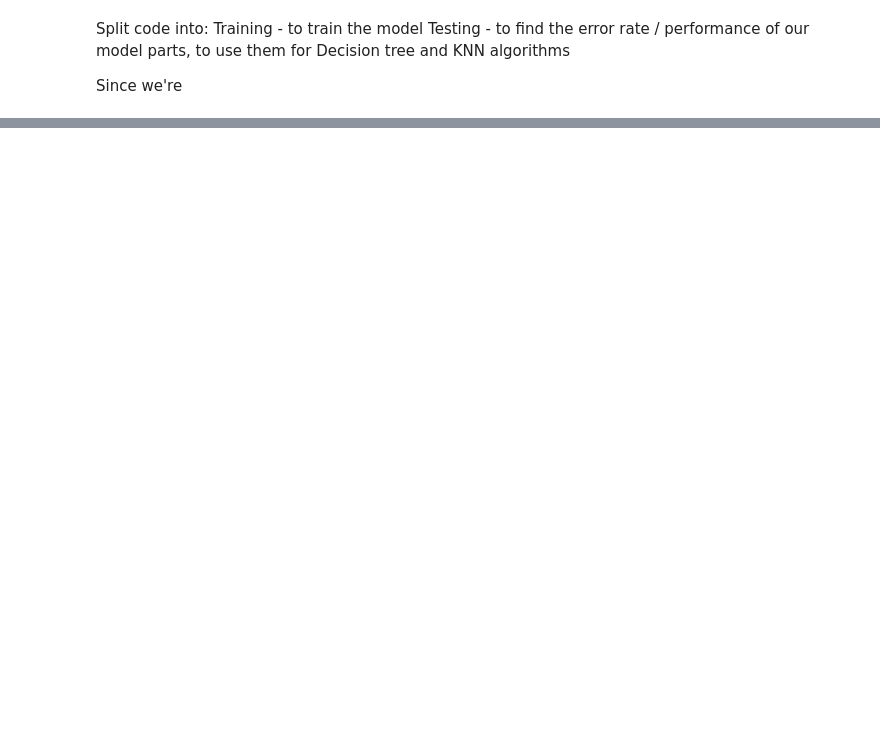
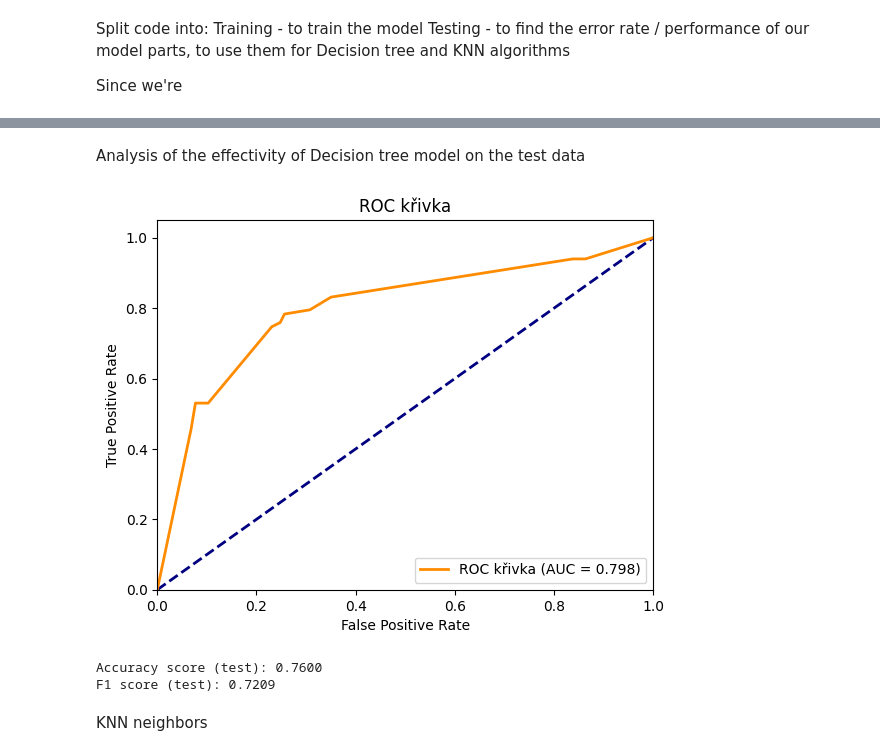
Before and after one commit to rikivols/machine_learning_exercises, a Jupyter notebook: 01/homework_01.ipynb, the cells around one changed output, grey strips where cells are left out. Saved outputs shown, nothing was run; the diff lists cells and outputs as text; code cells hidden in the pictures; blank space fills up the shorter version.

Commit message:
added knn and evaluation of models

```diff
--- a/01/homework_01.ipynb
+++ b/01/homework_01.ipynb
@@ -466,0 +553,9 @@ Since we're
+# %%
+best_decision_tree_model = DecisionTreeClassifier(**best_tree_params)
+best_decision_tree_model.fit(Xtrain, Ytrain)
+
+feature_importances = best_decision_tree_model.feature_importances_
+
+# Display feature importances
+for feature, importance in zip(Xtrain.columns, feature_importances):
+    print(f'{feature}: {importance}')
@@ -466,0 +582,32 @@ Since we're
+# %% [markdown]
+Analysis of the effectivity of Decision tree model on the test data
+# %%
+Yprobability = best_decision_tree_model.predict_proba(Xtest)
+p1_hat = Yprobability[:,1]
+
+fpr, tpr, thresholds = roc_curve(Ytest, p1_hat)
+
+AUC = roc_auc_score(Ytest, p1_hat)
+
+plt.figure()
+plt.plot([0, 1], [0, 1], color="navy", lw=2, linestyle="--")
+plt.plot(fpr, tpr, color="darkorange", lw=2, label = f"ROC křivka (AUC = {AUC:.3f})")
+plt.xlim([0.0, 1.0])
+plt.ylim([0.0, 1.05])
+plt.xlabel("False Positive Rate")
+plt.ylabel("True Positive Rate")
+plt.title("ROC křivka")
+plt.legend(loc="lower right")
+plt.show()
+# %% [output]
+[figure, added]
+# %%
+Ypredicted = best_decision_tree_model.predict(Xtest)
+
+print(f'Accuracy score (test): {accuracy_score(Ytest, Ypredicted):.4f}')
+print(f'F1 score (test): {f1_score(Ytest, Ypredicted):.4f}')
+# %% [output]
+Accuracy score (test): 0.7600
+F1 score (test): 0.7209
+# %% [markdown]
+KNN neighbors
```
Also changed, not shown: parts of 10 cells of this notebook.
